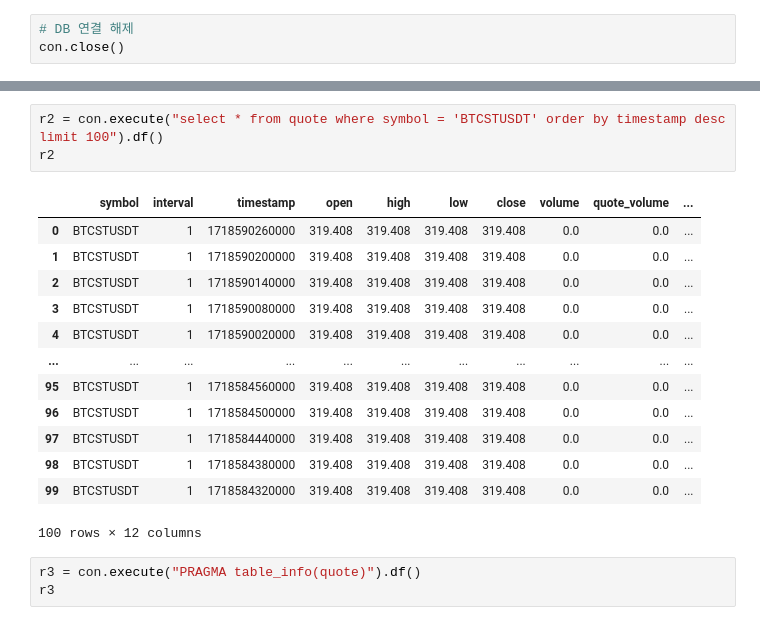
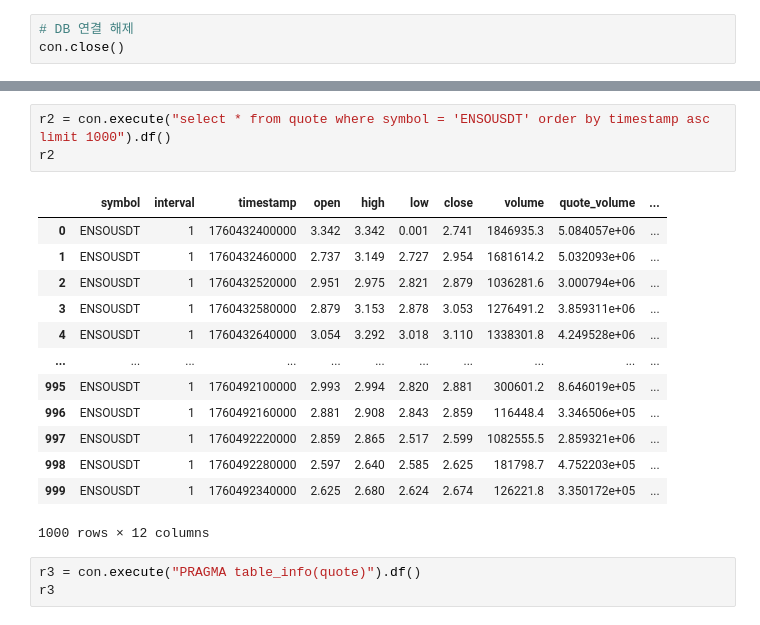
Before and after one commit to dongbin300/PyLab, a Jupyter notebook: Labs/DuckDB/DuckDB1.ipynb, the cells around one changed output, grey strips where cells are left out. Cells and saved outputs as stored; diff of their text form.

```diff
--- a/Labs/DuckDB/DuckDB1.ipynb
+++ b/Labs/DuckDB/DuckDB1.ipynb
@@ -23,20 +78,20 @@ r1
 # %%
-r2 = con.execute("select * from quote where symbol = 'BTCSTUSDT' order by timestamp desc limit 100").df()
+r2 = con.execute("select * from quote where symbol = 'ENSOUSDT' order by timestamp asc limit 1000").df()
 r2
 # %% [output]
 |  | symbol | interval | timestamp | open | high | low | close | volume | quote_volume | ... |
-| 0 | BTCSTUSDT | 1 | 1718590260000 | 319.408 | 319.408 | 319.408 | 319.408 | 0.0 | 0.0 | ... |
-| 1 | BTCSTUSDT | 1 | 1718590200000 | 319.408 | 319.408 | 319.408 | 319.408 | 0.0 | 0.0 | ... |
-| 2 | BTCSTUSDT | 1 | 1718590140000 | 319.408 | 319.408 | 319.408 | 319.408 | 0.0 | 0.0 | ... |
-| 3 | BTCSTUSDT | 1 | 1718590080000 | 319.408 | 319.408 | 319.408 | 319.408 | 0.0 | 0.0 | ... |
-| 4 | BTCSTUSDT | 1 | 1718590020000 | 319.408 | 319.408 | 319.408 | 319.408 | 0.0 | 0.0 | ... |
+| 0 | ENSOUSDT | 1 | 1760432400000 | 3.342 | 3.342 | 0.001 | 2.741 | 1846935.3 | 5.084057e+06 | ... |
+| 1 | ENSOUSDT | 1 | 1760432460000 | 2.737 | 3.149 | 2.727 | 2.954 | 1681614.2 | 5.032093e+06 | ... |
+| 2 | ENSOUSDT | 1 | 1760432520000 | 2.951 | 2.975 | 2.821 | 2.879 | 1036281.6 | 3.000794e+06 | ... |
+| 3 | ENSOUSDT | 1 | 1760432580000 | 2.879 | 3.153 | 2.878 | 3.053 | 1276491.2 | 3.859311e+06 | ... |
+| 4 | ENSOUSDT | 1 | 1760432640000 | 3.054 | 3.292 | 3.018 | 3.110 | 1338301.8 | 4.249528e+06 | ... |
 | ... | ... | ... | ... | ... | ... | ... | ... | ... | ... | ... |
-| 95 | BTCSTUSDT | 1 | 1718584560000 | 319.408 | 319.408 | 319.408 | 319.408 | 0.0 | 0.0 | ... |
-| 96 | BTCSTUSDT | 1 | 1718584500000 | 319.408 | 319.408 | 319.408 | 319.408 | 0.0 | 0.0 | ... |
-| 97 | BTCSTUSDT | 1 | 1718584440000 | 319.408 | 319.408 | 319.408 | 319.408 | 0.0 | 0.0 | ... |
-| 98 | BTCSTUSDT | 1 | 1718584380000 | 319.408 | 319.408 | 319.408 | 319.408 | 0.0 | 0.0 | ... |
-| 99 | BTCSTUSDT | 1 | 1718584320000 | 319.408 | 319.408 | 319.408 | 319.408 | 0.0 | 0.0 | ... |
+| 995 | ENSOUSDT | 1 | 1760492100000 | 2.993 | 2.994 | 2.820 | 2.881 | 300601.2 | 8.646019e+05 | ... |
+| 996 | ENSOUSDT | 1 | 1760492160000 | 2.881 | 2.908 | 2.843 | 2.859 | 116448.4 | 3.346506e+05 | ... |
+| 997 | ENSOUSDT | 1 | 1760492220000 | 2.859 | 2.865 | 2.517 | 2.599 | 1082555.5 | 2.859321e+06 | ... |
+| 998 | ENSOUSDT | 1 | 1760492280000 | 2.597 | 2.640 | 2.585 | 2.625 | 181798.7 | 4.752203e+05 | ... |
+| 999 | ENSOUSDT | 1 | 1760492340000 | 2.625 | 2.680 | 2.624 | 2.674 | 126221.8 | 3.350172e+05 | ... |
-100 rows × 12 columns
+1000 rows × 12 columns
 # %%
 r3 = con.execute("PRAGMA table_info(quote)").df()
 r3
```
Also changed, not shown: parts of 4 cells of this notebook, 3 other files.
